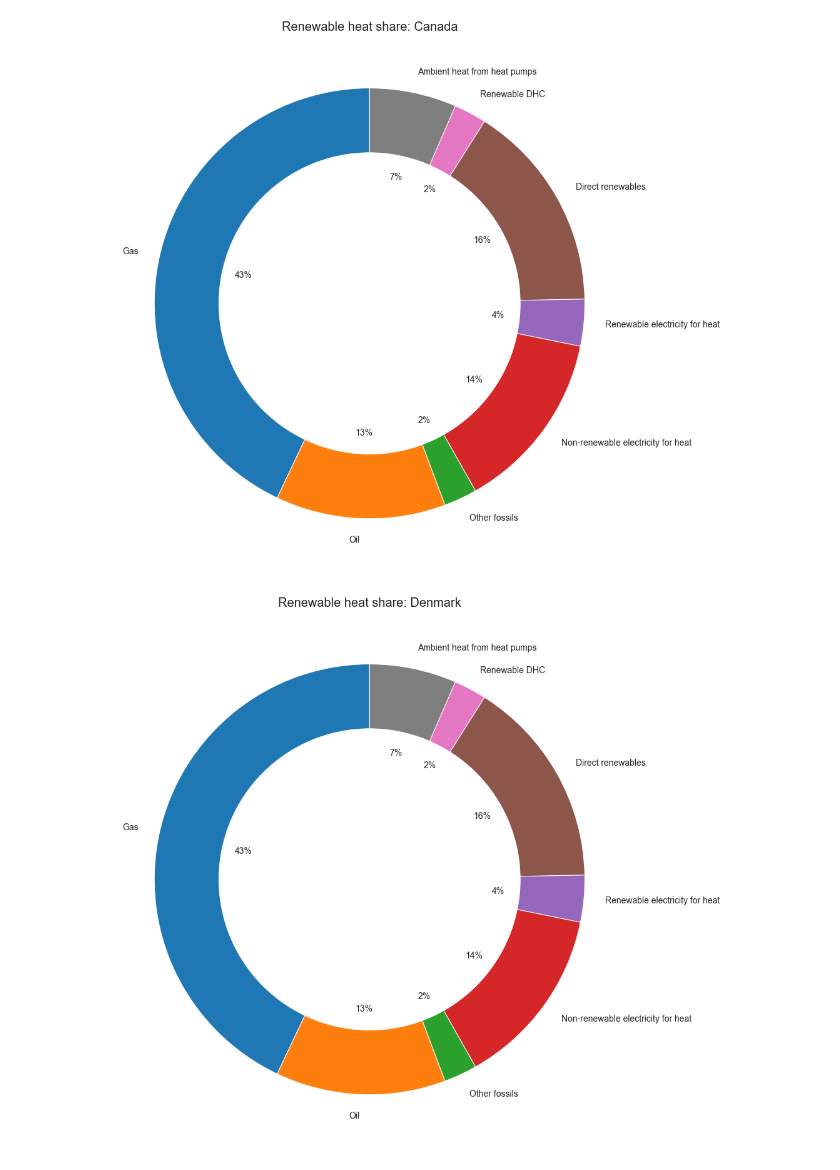
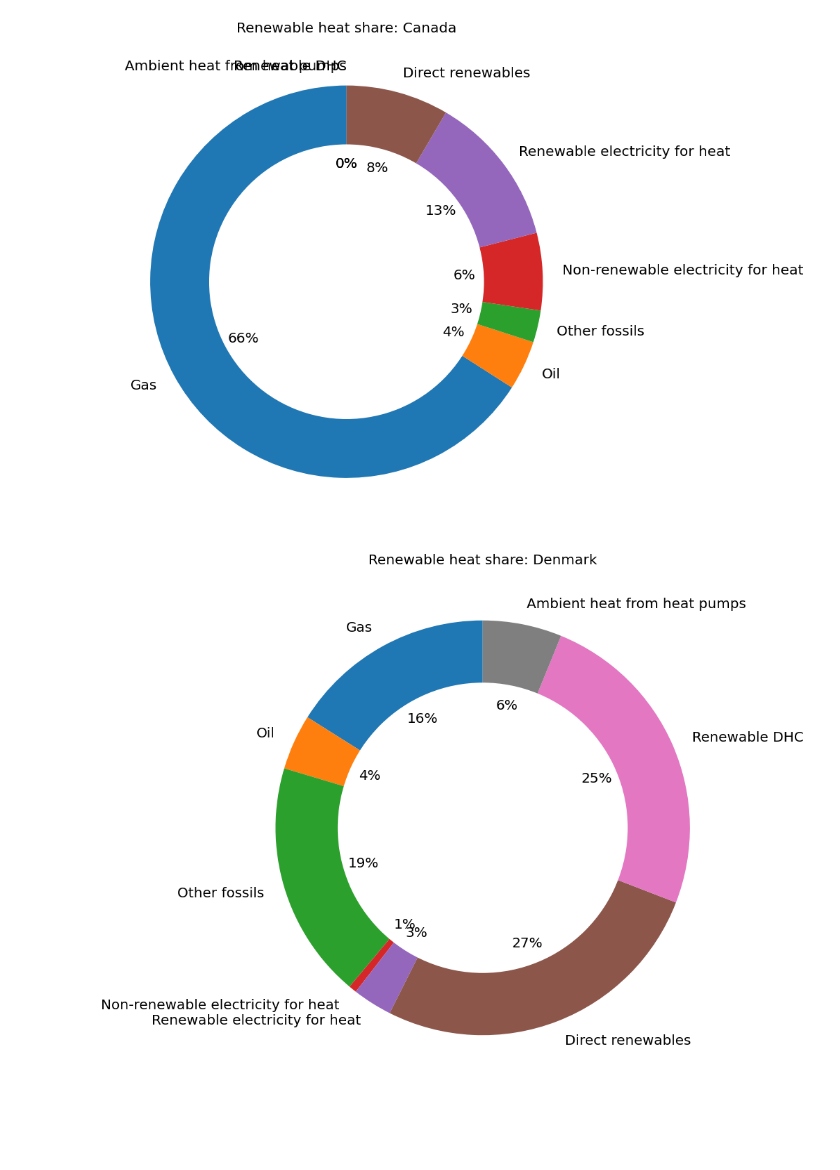
Before and after one commit to dgscotia/heat_country_data, a Jupyter notebook: heat_notebook.ipynb, the cells around one changed output. Saved outputs shown, nothing was run; the diff lists cells and outputs as text; code cells hidden in the pictures; blank space fills up the shorter version.

```diff
--- a/heat_notebook.ipynb
+++ b/heat_notebook.ipynb
@@ -5,10 +6,12 @@ import matplotlib.pyplot as plt
 # %%
-df_1 = pd.read_csv("heat_data_fig_1.csv").set_index("Country")
-df_2 = pd.read_csv("heat_data_fig_2.csv").set_index("Country")
+df_1 = pd.read_csv("heat_data_fig_1_python.csv").set_index("Country")
+df_2 = pd.read_csv("heat_data_fig_2_python.csv").set_index("Country")
 # %%
 df_2
 # %%
+#df_1.replace(0, np.nan, inplace=True)
+#df_2.replace(0, np.nan, inplace=True)
 df_1.loc["Canada"].values
-labels_1 = df_1.columns[:-1]
-labels_2 = df_2.columns[:-1]
-labels_2
+labels_1 = df_1.columns
+labels_2 = df_2.columns
+df_1
@@ -16,7 +29,7 @@ labels_2
 for country in df_1.index:
     plt.figure(figsize=(14,14))
     colors = sns.color_palette("tab10")
-    plt.pie(df_1.loc[country][:-1], labels=labels_1, colors=colors, startangle=90, autopct='%.0f%%', textprops={'fontsize': 14})
+    plt.pie(df_1.loc[country], labels=labels_1, colors=colors, startangle=90, autopct='%.0f%%', textprops={'fontsize': 20})
     plt.title(f'Heating fuel source baseline: {country}', fontdict={'fontsize': 20})
     centre_circle = plt.Circle((0,0),0.70,fc='white')
     fig = plt.gcf()
@@ -27,15 +46,15 @@ for country in df_1.index:
 # %%
 for country in df_2.index:
     plt.figure(figsize=(14,14))
     colors = sns.color_palette("tab10")
-    plt.pie(df_2.loc["France"][:-1], labels=labels_2, colors=colors, startangle=90, autopct='%.0f%%', textprops={'fontsize': 14})
+    plt.pie(df_2.loc[country], labels=labels_2, colors=colors, startangle=90, autopct='%.0f%%', textprops={'fontsize': 20})
     plt.title(f'Renewable heat share: {country}', fontdict={'fontsize': 20})
     centre_circle = plt.Circle((0,0),0.70,fc='white')
     fig = plt.gcf()
     fig.gca().add_artist(centre_circle)
     plt.tight_layout()
     plt.savefig(f"Exported/{country}_figure_2")
     plt.show()
 # %% [output]
-[figure, old version]
+[figure, new version]
-[figure, old version]
+[figure, new version]
```
Also changed, not shown: parts of 4 cells of this notebook, 20 other files.
